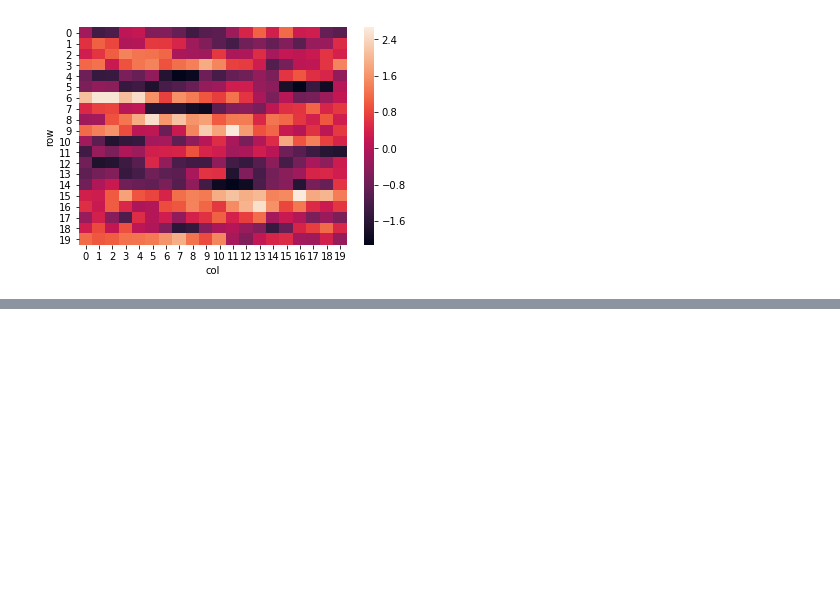
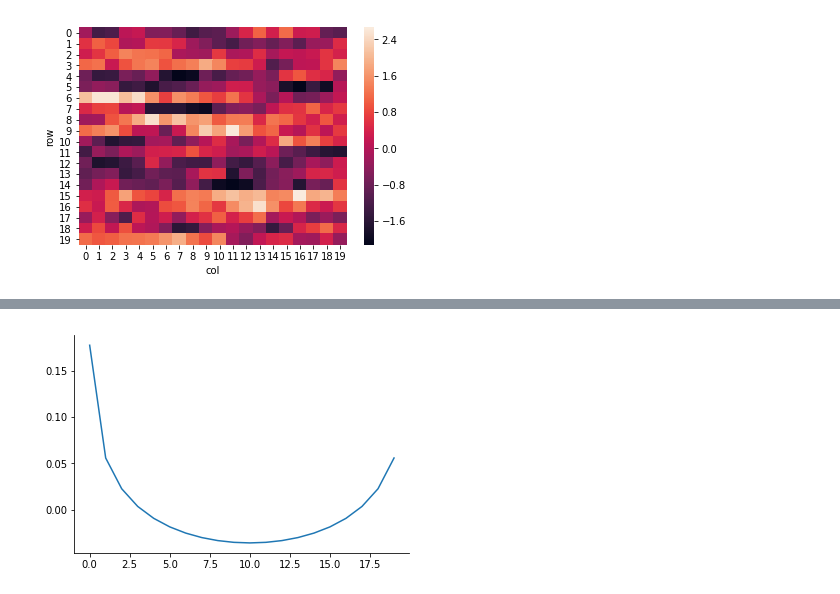
Before and after one commit to jamesjarlathlong/continuous, a Jupyter notebook: randomfield.ipynb, the cells around one changed output, grey strips where cells are left out. Drawn from its saved outputs; the diff is of its cells as text; code cells hidden in the pictures; blank space fills up the shorter version.

```diff
--- a/randomfield.ipynb
+++ b/randomfield.ipynb
@@ -142,0 +214,7 @@ plot(square, volatile_aniso2d)
+# %%
+invpsd = np.fft.ifft(psd)
+fig, ax = plt.subplots(1)
+ax.plot([i for i in invpsd])
+sns.despine()
+# %% [output]
+[figure, added]
```
Also changed, not shown: parts of 12 cells of this notebook.
